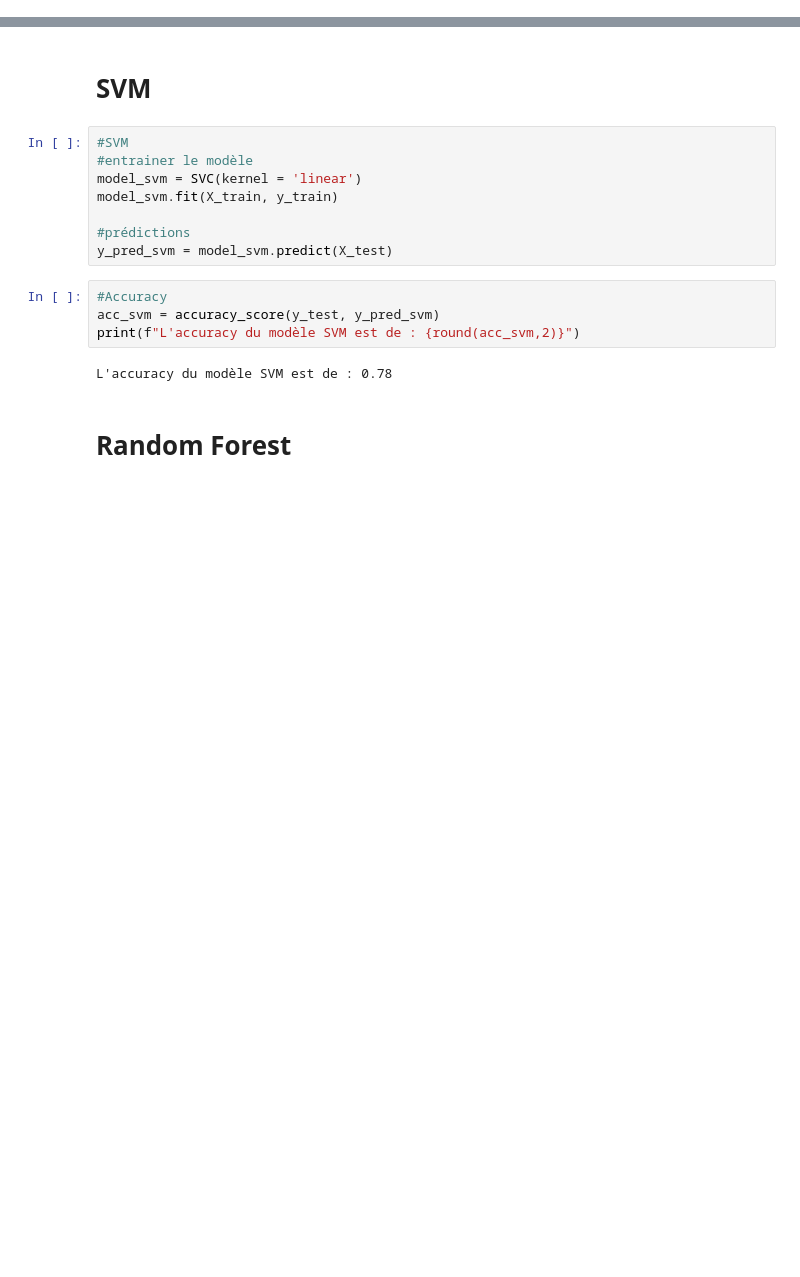
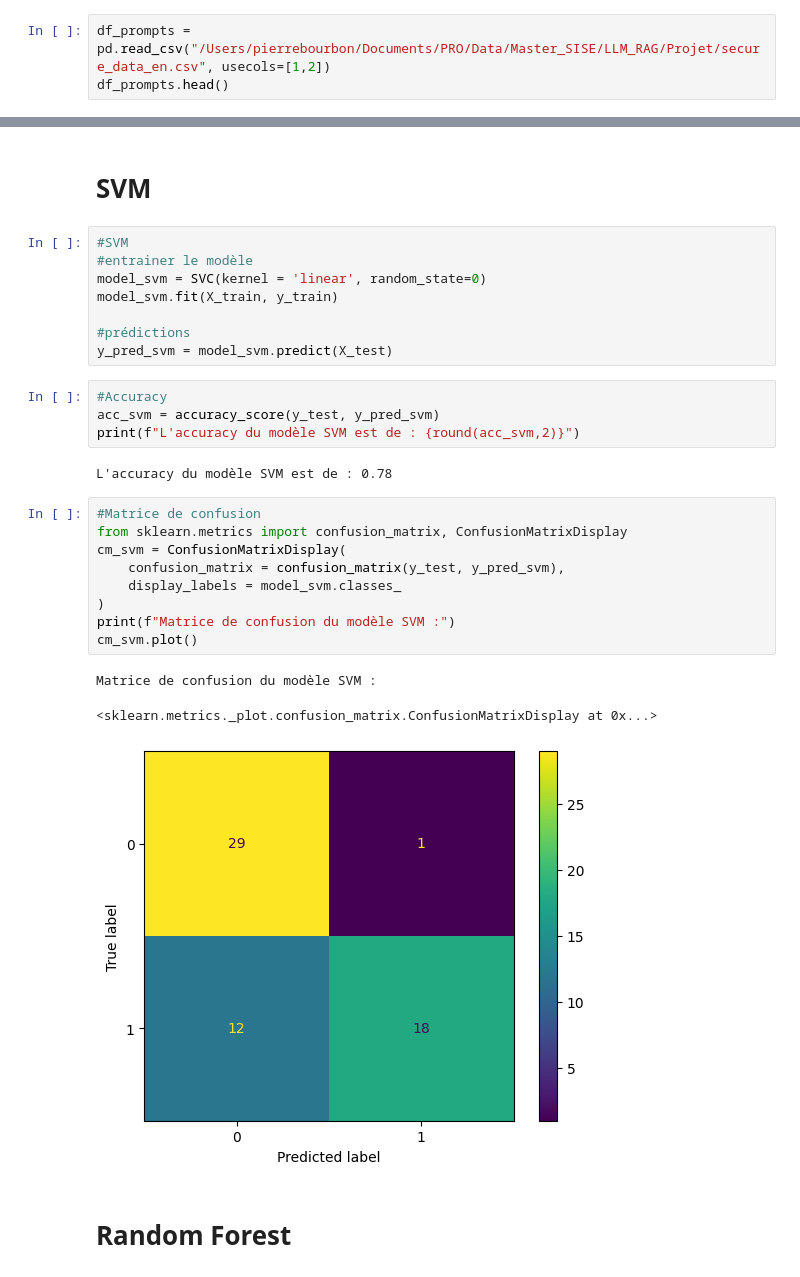
Before and after one commit to maxenceLIOGIER/LLM, a Jupyter notebook: notebooks/exp_ML_securite.ipynb, the cells around one changed output, grey strips where cells are left out. Saved outputs shown, nothing was run; the diff lists cells and outputs as text; blank space fills up the shorter version.

Commit message:
Update exp_ML_securite.ipynb
Evaluation des modèles

```diff
--- a/notebooks/exp_ML_securite.ipynb
+++ b/notebooks/exp_ML_securite.ipynb
@@ -94,0 +95,3 @@ df_prompts.to_csv("secure_data_en.csv")
+# %%
+df_prompts = pd.read_csv("/Users/pierrebourbon/Documents/PRO/Data/Master_SISE/LLM_RAG/Projet/secure_data_en.csv", usecols=[1,2])
+df_prompts.head()
@@ -132,7 +142,7 @@ print(X_train.shape)
 # %%
 #SVM
 #entrainer le modèle
-model_svm = SVC(kernel = 'linear')
+model_svm = SVC(kernel = 'linear', random_state=0)
 model_svm.fit(X_train, y_train)
 
 #prédictions
@@ -143,6 +153,19 @@ acc_svm = accuracy_score(y_test, y_pred_svm)
 print(f"L'accuracy du modèle SVM est de : {round(acc_svm,2)}")
 # %% [output]
 L'accuracy du modèle SVM est de : 0.78
+# %%
+#Matrice de confusion
+from sklearn.metrics import confusion_matrix, ConfusionMatrixDisplay
+cm_svm = ConfusionMatrixDisplay(
+    confusion_matrix = confusion_matrix(y_test, y_pred_svm),
+    display_labels = model_svm.classes_
+)
+print(f"Matrice de confusion du modèle SVM :")
+cm_svm.plot()
+# %% [output]
+Matrice de confusion du modèle SVM :
+<sklearn.metrics._plot.confusion_matrix.ConfusionMatrixDisplay at 0x...>
+[figure, added]
 # %% [markdown]
 # Random Forest
 # %%
```
Also changed, not shown: parts of 33 cells of this notebook.
